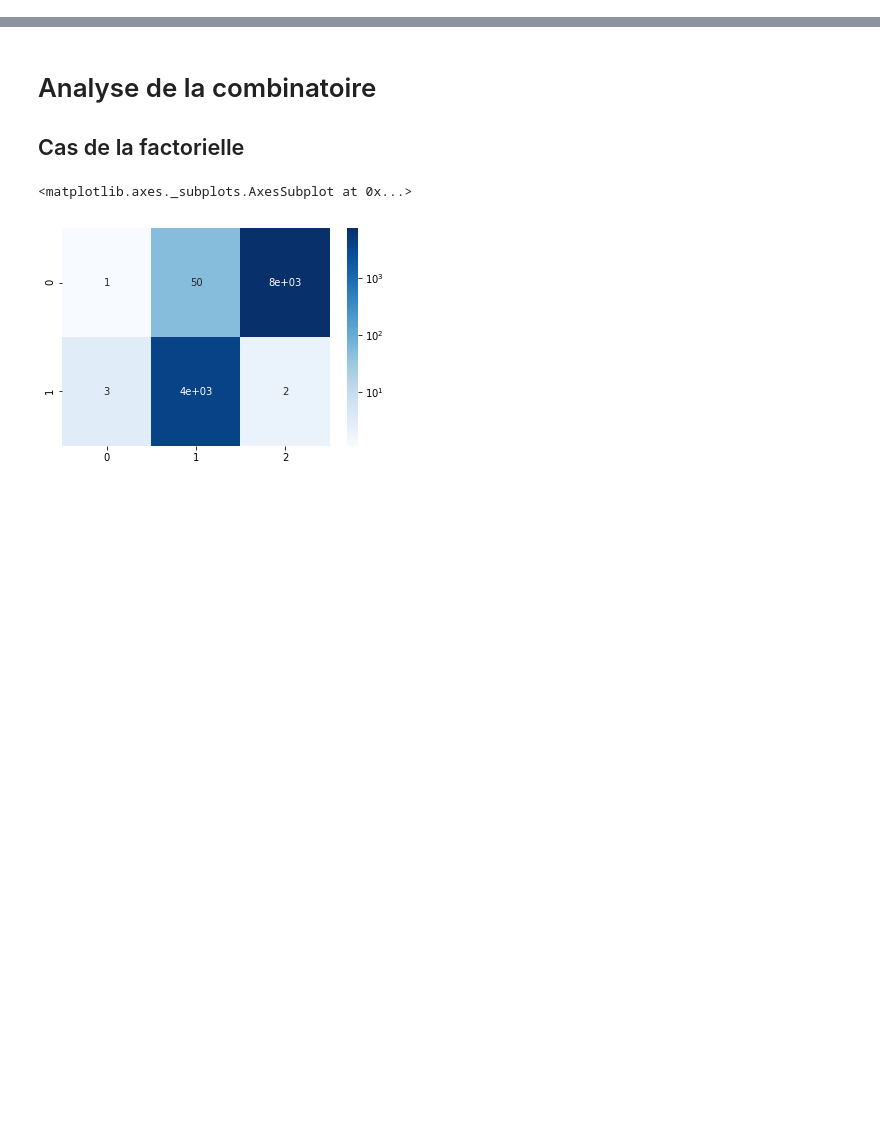
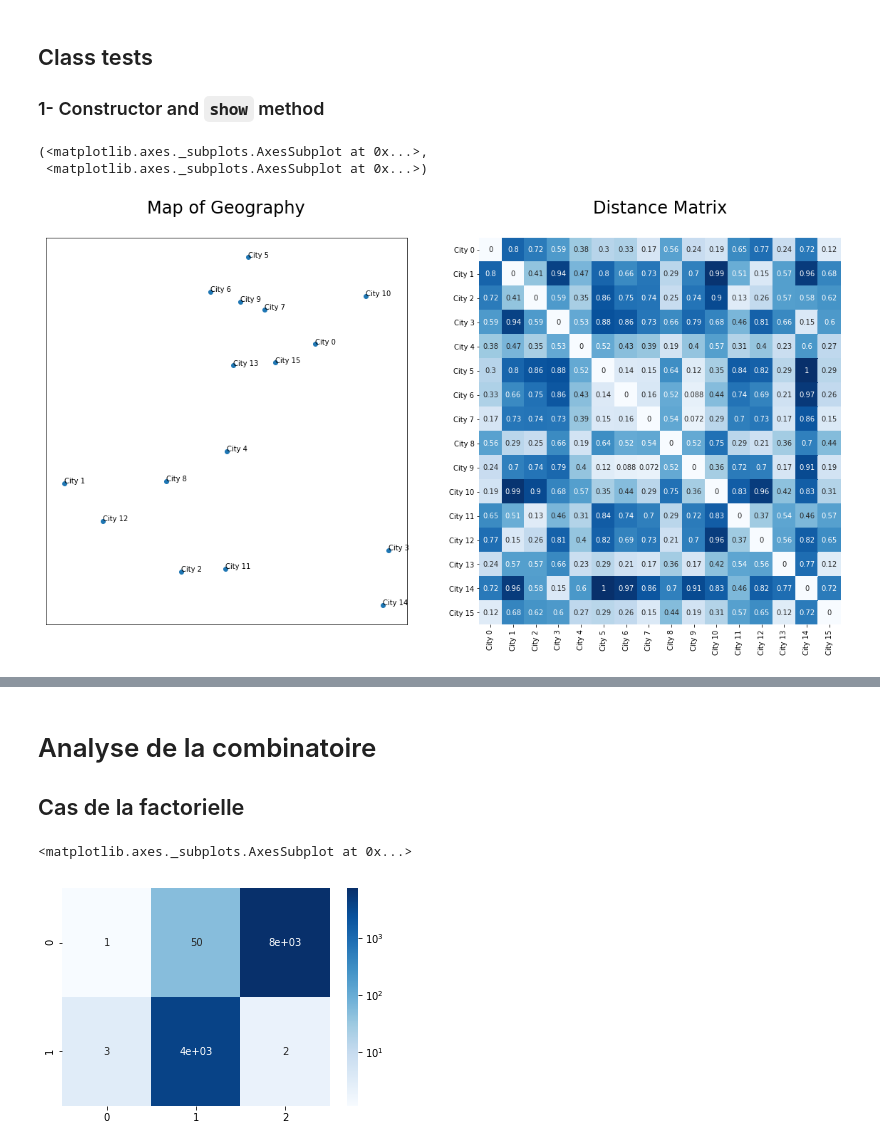
Before and after one commit to UltraDiuve/City_Pooling, a Jupyter notebook: City Pooling.ipynb, the cells around one changed output, grey strips where cells are left out. Cells and saved outputs as stored; diff of their text form; code cells hidden in the pictures; blank space fills up the shorter version.

Commit message:
Geography refactoring

```diff
--- a/City Pooling.ipynb
+++ b/City Pooling.ipynb
@@ -26,0 +223,10 @@ from math import factorial
+# %% [markdown]
+## Class tests
+### 1- Constructor and `show` method
+# %%
+geo = geography(16)
+geo.show(show_names=True, annot=True)
+# %% [output]
+(<matplotlib.axes._subplots.AxesSubplot at 0x...>,
+ <matplotlib.axes._subplots.AxesSubplot at 0x...>)
+[figure, added]
```
Also changed, not shown: parts of 15 cells of this notebook.
